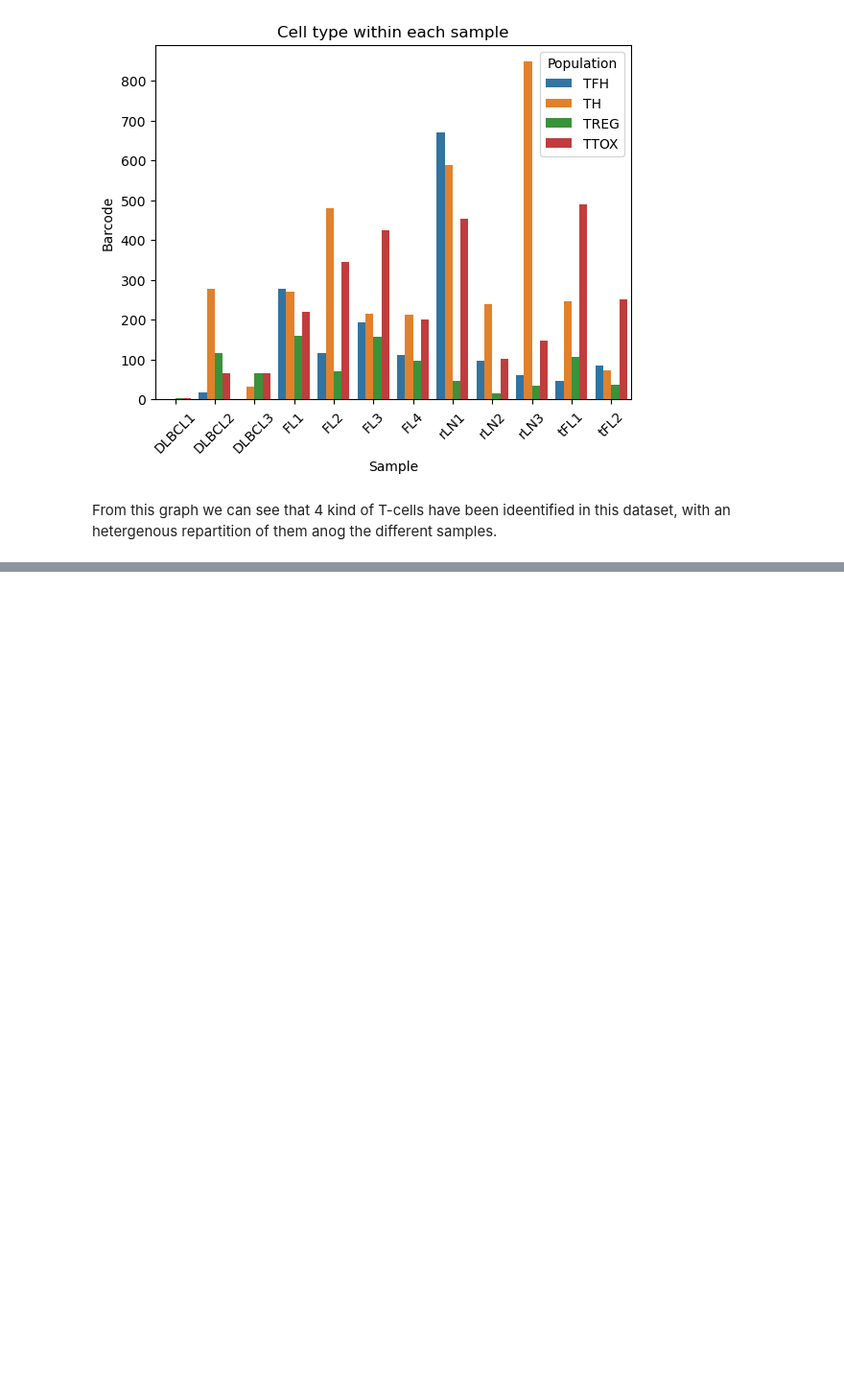
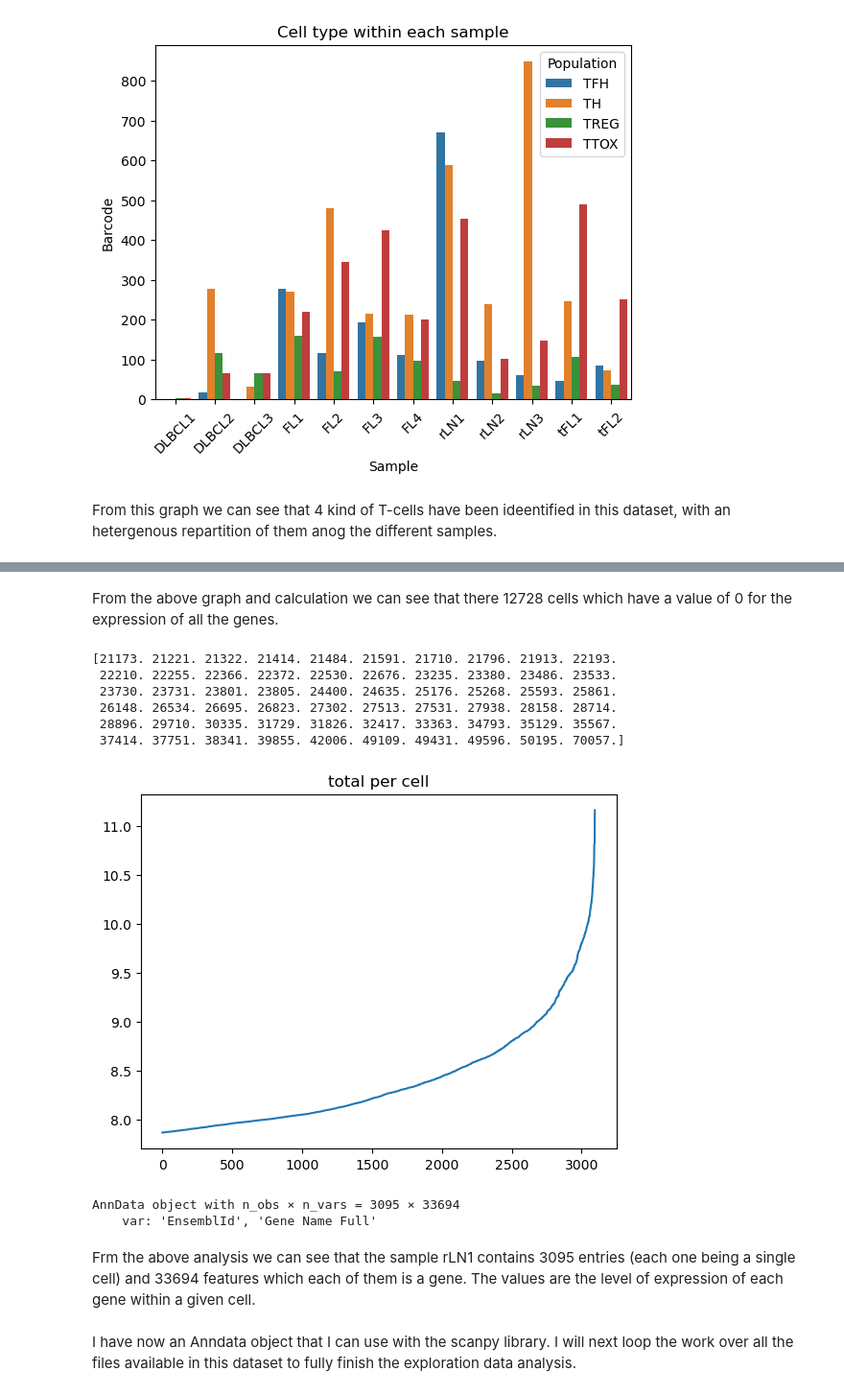
Before and after one commit to dinozor-petitpied/Capstone, a Jupyter notebook: Notebooks/AnneSophie_Howard_sprint1.ipynb, the cells around one changed output, grey strips where cells are left out. Shown: that part at 96% size. Cells and saved outputs as stored; diff of their text form; code cells hidden in the pictures; blank space fills up the shorter version.

```diff
--- a/Notebooks/AnneSophie_Howard_sprint1.ipynb
+++ b/Notebooks/AnneSophie_Howard_sprint1.ipynb
@@ -251,0 +228,29 @@ rLN1_matrix = mmread('data_FL/rLN1/barcodes.tsvmatrix.mtx')
+# %% [markdown]
+From the above graph and calculation we can see that there 12728 cells which have a value of 0 for the expression of all the genes.
+# %%
+# then take a look at the value sin each column/gene
+v = rLN1_adata.X.sum(axis = 1)
+v = np.sort(np.asarray(v).ravel() )
+print(v[-60:])
+plt.plot(np.log(1+v))
+plt.title('total per cell')
+plt.show()
+# %% [output]
+[21173. 21221. 21322. 21414. 21484. 21591. 21710. 21796. 21913. 22193.
+ 22210. 22255. 22366. 22372. 22530. 22676. 23235. 23380. 23486. 23533.
+ 23730. 23731. 23801. 23805. 24400. 24635. 25176. 25268. 25593. 25861.
+ 26148. 26534. 26695. 26823. 27302. 27513. 27531. 27938. 28158. 28714.
+ 28896. 29710. 30335. 31729. 31826. 32417. 33363. 34793. 35129. 35567.
+ 37414. 37751. 38341. 39855. 42006. 49109. 49431. 49596. 50195. 70057.]
+[figure, added]
+# %%
+rLN1_adata.obs = obs
+rLN1_adata.var = var
+rLN1_adata
+# %% [output]
+AnnData object with n_obs × n_vars = 3095 × 33694
+    var: 'EnsemblId', 'Gene Name Full'
+# %% [markdown]
+Frm the above analysis we can see that the sample rLN1 contains 3095 entries (each one being a single cell) and 33694 features which each of them is a gene. The values are the level of expression of each gene within a given cell.
+# %% [markdown]
+I have now an Anndata object that I can use with the scanpy library. I will next loop the work over all the files available in this dataset to fully finish the exploration data analysis.
```
Also changed, not shown: parts of 22 cells of this notebook, 2 other files.
